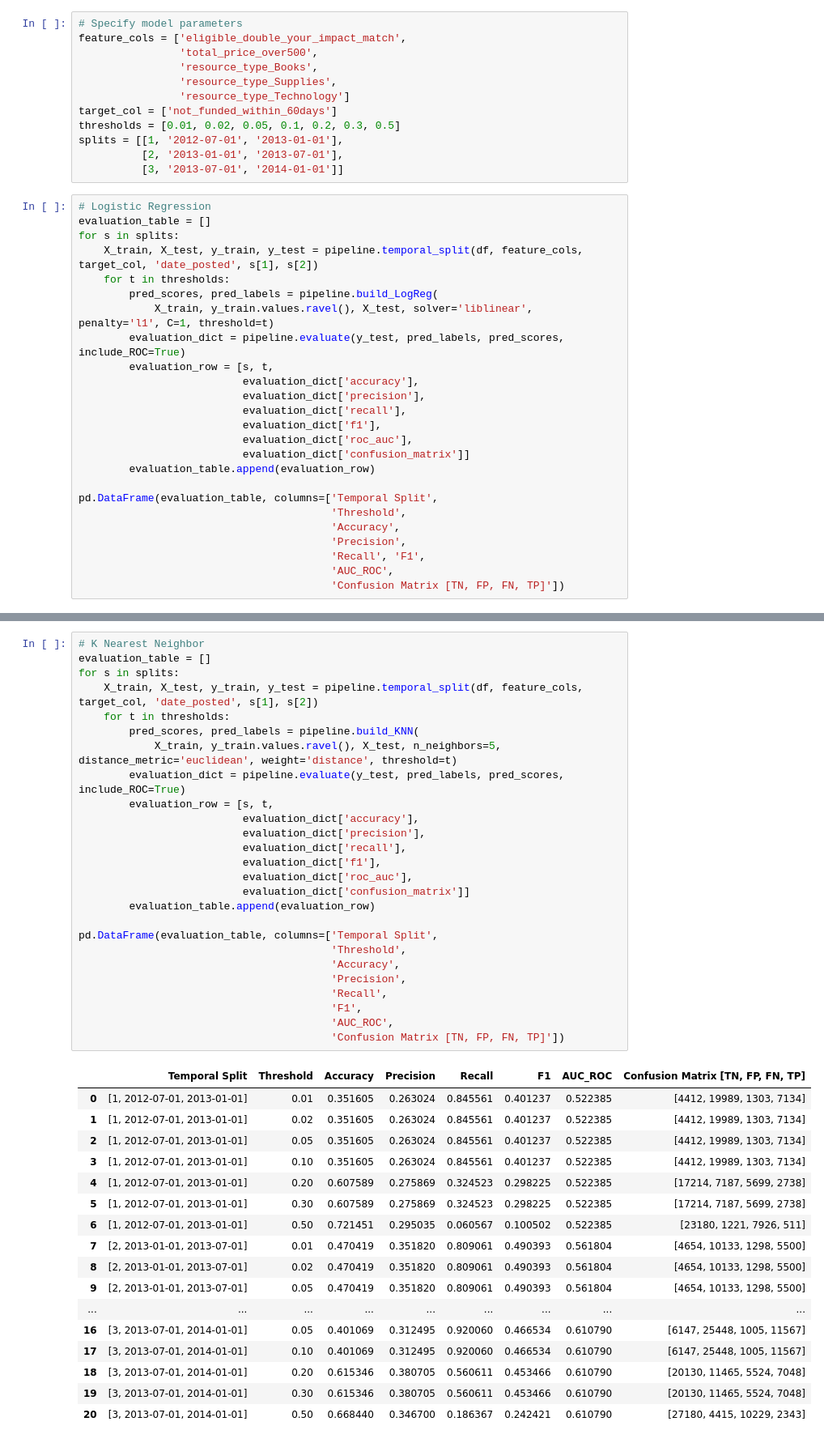
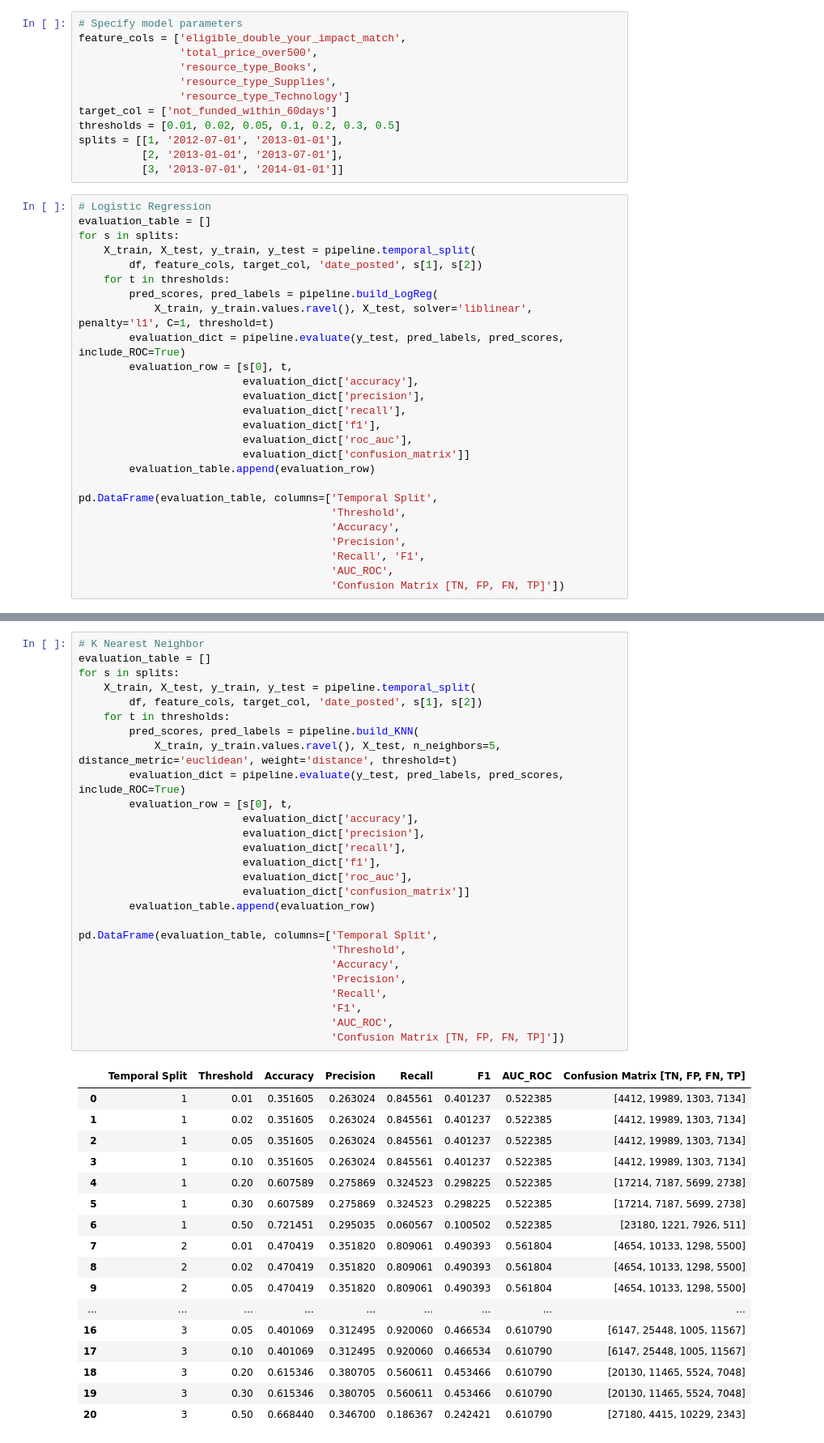
Before and after one commit to erika-tyagi/capp_30254, a Jupyter notebook: homework_3/CAPP 30254 - Homework 3.ipynb, the cells around one changed output, grey strips where cells are left out. Shown at 81% size. Cells and saved outputs as stored; diff of their text form.

```diff
--- a/homework_3/CAPP 30254 - Homework 3.ipynb
+++ b/homework_3/CAPP 30254 - Homework 3.ipynb
@@ -68,12 +70,13 @@ splits = [[1, '2012-07-01', '2013-01-01'],
 # Logistic Regression
 evaluation_table = []
 for s in splits:
-    X_train, X_test, y_train, y_test = pipeline.temporal_split(df, feature_cols, target_col, 'date_posted', s[1], s[2])
+    X_train, X_test, y_train, y_test = pipeline.temporal_split(
+        df, feature_cols, target_col, 'date_posted', s[1], s[2])
     for t in thresholds:
         pred_scores, pred_labels = pipeline.build_LogReg(
             X_train, y_train.values.ravel(), X_test, solver='liblinear', penalty='l1', C=1, threshold=t)
         evaluation_dict = pipeline.evaluate(y_test, pred_labels, pred_scores, include_ROC=True)
-        evaluation_row = [s, t,
+        evaluation_row = [s[0], t,
                           evaluation_dict['accuracy'],
                           evaluation_dict['precision'],
                           evaluation_dict['recall'],
@@ -110,47 +113,48 @@ pd.DataFrame(evaluation_table, columns=['Temporal Split',
 # %%
 # K Nearest Neighbor
 evaluation_table = []
 for s in splits:
-    X_train, X_test, y_train, y_test = pipeline.temporal_split(df, feature_cols, target_col, 'date_posted', s[1], s[2])
+    X_train, X_test, y_train, y_test = pipeline.temporal_split(
+        df, feature_cols, target_col, 'date_posted', s[1], s[2])
     for t in thresholds:
         pred_scores, pred_labels = pipeline.build_KNN(
             X_train, y_train.values.ravel(), X_test, n_neighbors=5, distance_metric='euclidean', weight='distance', threshold=t)
         evaluation_dict = pipeline.evaluate(y_test, pred_labels, pred_scores, include_ROC=True)
-        evaluation_row = [s, t,
+        evaluation_row = [s[0], t,
                           evaluation_dict['accuracy'],
                           evaluation_dict['precision'],
                           evaluation_dict['recall'],
                           evaluation_dict['f1'],
                           evaluation_dict['roc_auc'],
                           evaluation_dict['confusion_matrix']]
         evaluation_table.append(evaluation_row)
 
 pd.DataFrame(evaluation_table, columns=['Temporal Split',
                                         'Threshold',
                                         'Accuracy',
                                         'Precision',
                                         'Recall',
                                         'F1',
                                         'AUC_ROC',
                                         'Confusion Matrix [TN, FP, FN, TP]'])
 # %% [output]
 |  | Temporal Split | Threshold | Accuracy | Precision | Recall | F1 | AUC_ROC | Confusion Matrix [TN, FP, FN, TP] |
-| 0 | [1, 2012-07-01, 2013-01-01] | 0.01 | 0.351605 | 0.263024 | 0.845561 | 0.401237 | 0.522385 | [4412, 19989, 1303, 7134] |
-| 1 | [1, 2012-07-01, 2013-01-01] | 0.02 | 0.351605 | 0.263024 | 0.845561 | 0.401237 | 0.522385 | [4412, 19989, 1303, 7134] |
-| 2 | [1, 2012-07-01, 2013-01-01] | 0.05 | 0.351605 | 0.263024 | 0.845561 | 0.401237 | 0.522385 | [4412, 19989, 1303, 7134] |
-| 3 | [1, 2012-07-01, 2013-01-01] | 0.10 | 0.351605 | 0.263024 | 0.845561 | 0.401237 | 0.522385 | [4412, 19989, 1303, 7134] |
-| 4 | [1, 2012-07-01, 2013-01-01] | 0.20 | 0.607589 | 0.275869 | 0.324523 | 0.298225 | 0.522385 | [17214, 7187, 5699, 2738] |
-| 5 | [1, 2012-07-01, 2013-01-01] | 0.30 | 0.607589 | 0.275869 | 0.324523 | 0.298225 | 0.522385 | [17214, 7187, 5699, 2738] |
-| 6 | [1, 2012-07-01, 2013-01-01] | 0.50 | 0.721451 | 0.295035 | 0.060567 | 0.100502 | 0.522385 | [23180, 1221, 7926, 511] |
-| 7 | [2, 2013-01-01, 2013-07-01] | 0.01 | 0.470419 | 0.351820 | 0.809061 | 0.490393 | 0.561804 | [4654, 10133, 1298, 5500] |
-| 8 | [2, 2013-01-01, 2013-07-01] | 0.02 | 0.470419 | 0.351820 | 0.809061 | 0.490393 | 0.561804 | [4654, 10133, 1298, 5500] |
-| 9 | [2, 2013-01-01, 2013-07-01] | 0.05 | 0.470419 | 0.351820 | 0.809061 | 0.490393 | 0.561804 | [4654, 10133, 1298, 5500] |
+| 0 | 1 | 0.01 | 0.351605 | 0.263024 | 0.845561 | 0.401237 | 0.522385 | [4412, 19989, 1303, 7134] |
+| 1 | 1 | 0.02 | 0.351605 | 0.263024 | 0.845561 | 0.401237 | 0.522385 | [4412, 19989, 1303, 7134] |
+| 2 | 1 | 0.05 | 0.351605 | 0.263024 | 0.845561 | 0.401237 | 0.522385 | [4412, 19989, 1303, 7134] |
+| 3 | 1 | 0.10 | 0.351605 | 0.263024 | 0.845561 | 0.401237 | 0.522385 | [4412, 19989, 1303, 7134] |
+| 4 | 1 | 0.20 | 0.607589 | 0.275869 | 0.324523 | 0.298225 | 0.522385 | [17214, 7187, 5699, 2738] |
+| 5 | 1 | 0.30 | 0.607589 | 0.275869 | 0.324523 | 0.298225 | 0.522385 | [17214, 7187, 5699, 2738] |
+| 6 | 1 | 0.50 | 0.721451 | 0.295035 | 0.060567 | 0.100502 | 0.522385 | [23180, 1221, 7926, 511] |
+| 7 | 2 | 0.01 | 0.470419 | 0.351820 | 0.809061 | 0.490393 | 0.561804 | [4654, 10133, 1298, 5500] |
+| 8 | 2 | 0.02 | 0.470419 | 0.351820 | 0.809061 | 0.490393 | 0.561804 | [4654, 10133, 1298, 5500] |
+| 9 | 2 | 0.05 | 0.470419 | 0.351820 | 0.809061 | 0.490393 | 0.561804 | [4654, 10133, 1298, 5500] |
 | ... | ... | ... | ... | ... | ... | ... | ... | ... |
-| 16 | [3, 2013-07-01, 2014-01-01] | 0.05 | 0.401069 | 0.312495 | 0.920060 | 0.466534 | 0.610790 | [6147, 25448, 1005, 11567] |
-| 17 | [3, 2013-07-01, 2014-01-01] | 0.10 | 0.401069 | 0.312495 | 0.920060 | 0.466534 | 0.610790 | [6147, 25448, 1005, 11567] |
-| 18 | [3, 2013-07-01, 2014-01-01] | 0.20 | 0.615346 | 0.380705 | 0.560611 | 0.453466 | 0.610790 | [20130, 11465, 5524, 7048] |
-| 19 | [3, 2013-07-01, 2014-01-01] | 0.30 | 0.615346 | 0.380705 | 0.560611 | 0.453466 | 0.610790 | [20130, 11465, 5524, 7048] |
-| 20 | [3, 2013-07-01, 2014-01-01] | 0.50 | 0.668440 | 0.346700 | 0.186367 | 0.242421 | 0.610790 | [27180, 4415, 10229, 2343] |
+| 16 | 3 | 0.05 | 0.401069 | 0.312495 | 0.920060 | 0.466534 | 0.610790 | [6147, 25448, 1005, 11567] |
+| 17 | 3 | 0.10 | 0.401069 | 0.312495 | 0.920060 | 0.466534 | 0.610790 | [6147, 25448, 1005, 11567] |
+| 18 | 3 | 0.20 | 0.615346 | 0.380705 | 0.560611 | 0.453466 | 0.610790 | [20130, 11465, 5524, 7048] |
+| 19 | 3 | 0.30 | 0.615346 | 0.380705 | 0.560611 | 0.453466 | 0.610790 | [20130, 11465, 5524, 7048] |
+| 20 | 3 | 0.50 | 0.668440 | 0.346700 | 0.186367 | 0.242421 | 0.610790 | [27180, 4415, 10229, 2343] |
 # %%
 # Decision Tree
 evaluation_table = []
```
Also changed, not shown: parts of 6 cells of this notebook.
